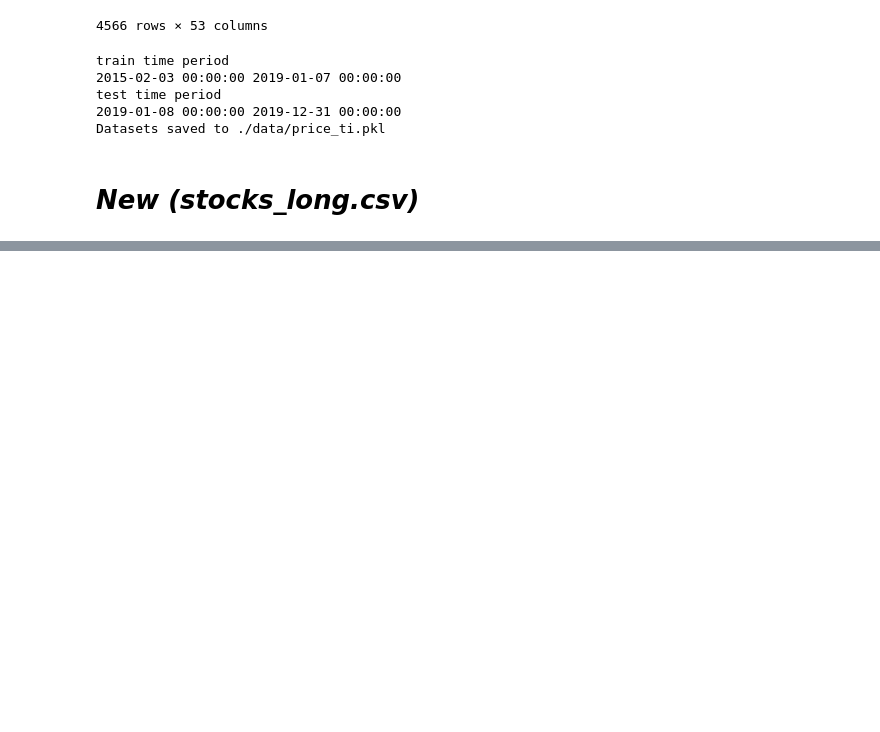
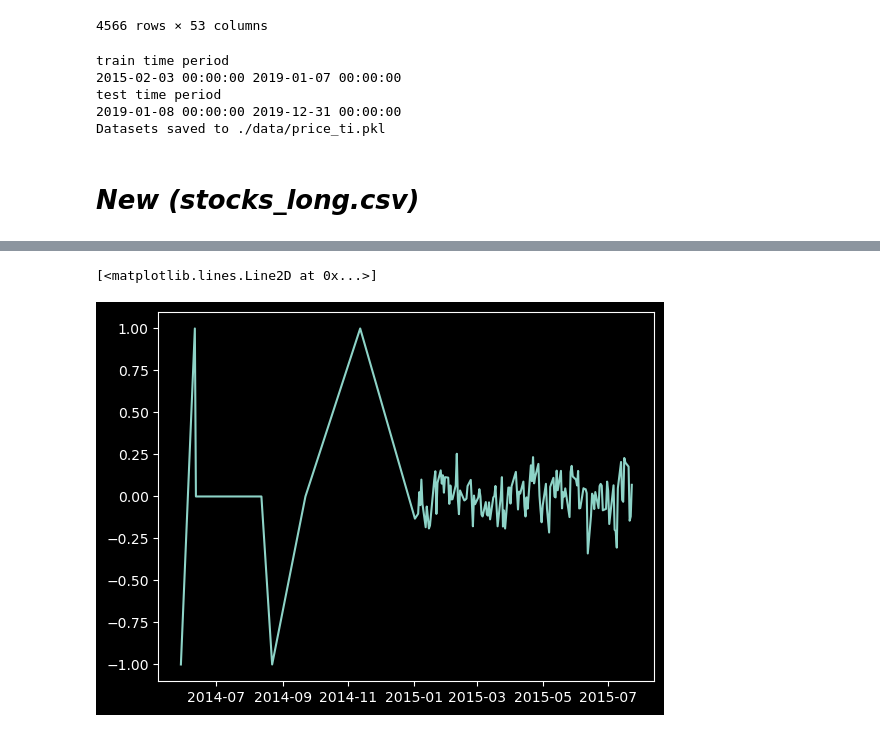
Before and after one commit to nogibjj/Hedgehog, a Jupyter notebook: prep_train_test.ipynb, the cells around one changed output, grey strips where cells are left out. Drawn from its saved outputs; the diff is of its cells as text; code cells hidden in the pictures; blank space fills up the shorter version.

```diff
--- a/prep_train_test.ipynb
+++ b/prep_train_test.ipynb
@@ -282,0 +278,5 @@ sele_ti_df
+# %%
+# dropna for tweet sentiment
+sele_ti_df.dropna(subset="tweet_sentiment", inplace=True)
+
+sele_ti_df
@@ -282,0 +297,3 @@ sele_ti_df
+# %%
+sele_ti_df = fill_short_interest_ratio(sele_ti_df)
+sele_ti_df
@@ -282,0 +314,14 @@ sele_ti_df
+# %%
+def drop_ticker(df, ticker):
+    """Drop a ticker from the dataframe"""
+    selected_columns = list(filter(lambda x: ticker not in x, df.columns))
+    return df[selected_columns]
+# %%
+# drop columns with lots of missing values
+sele_ti_df = drop_ticker(drop_ticker(drop_ticker(sele_ti_df, "XLC"), "XLRE"), "XLE")
+
+# some columns have 9 missing values at the begining of the data
+# forward fill a missing value
+sele_ti_df = sele_ti_df.iloc[9:, :].ffill()
+
+sele_ti_df
@@ -282,0 +357,5 @@ sele_ti_df
+# %%
+plt.plot(sele_ti_df["DATE"][:150], sele_ti_df["tweet_sentiment"][:150])
+# %% [output]
+[<matplotlib.lines.Line2D at 0x...>]
+[figure, added]
```
Also changed, not shown: parts of 11 cells of this notebook, 1 other file.
